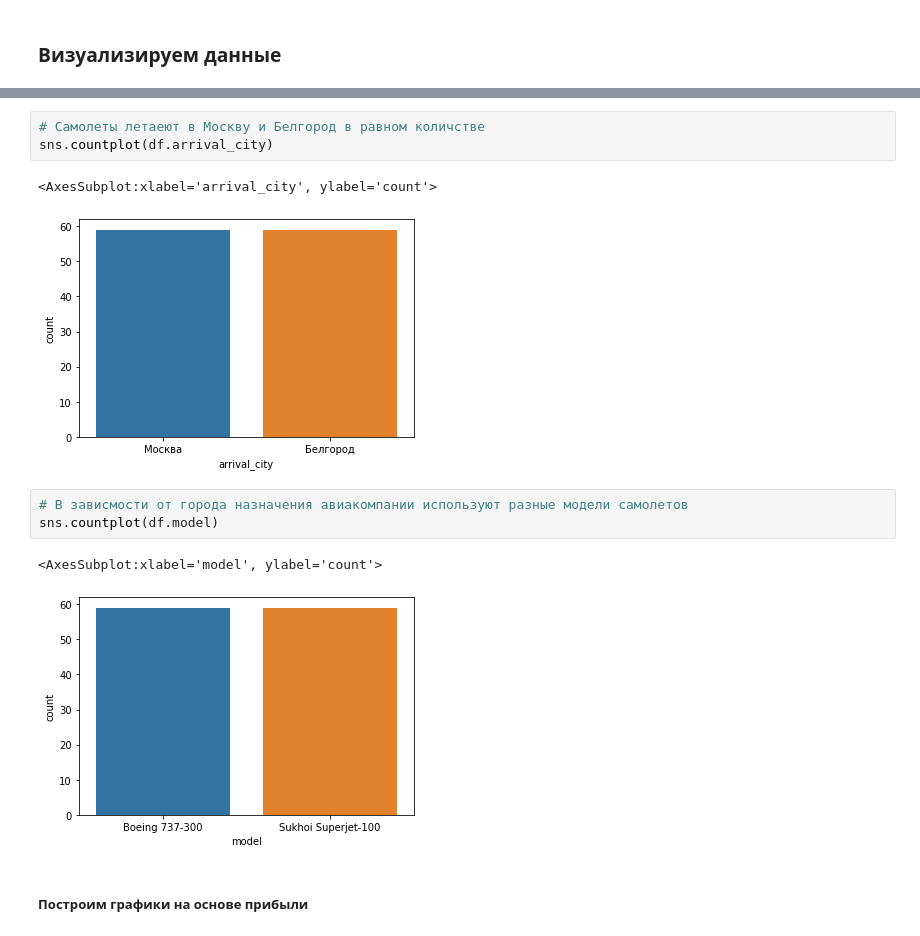
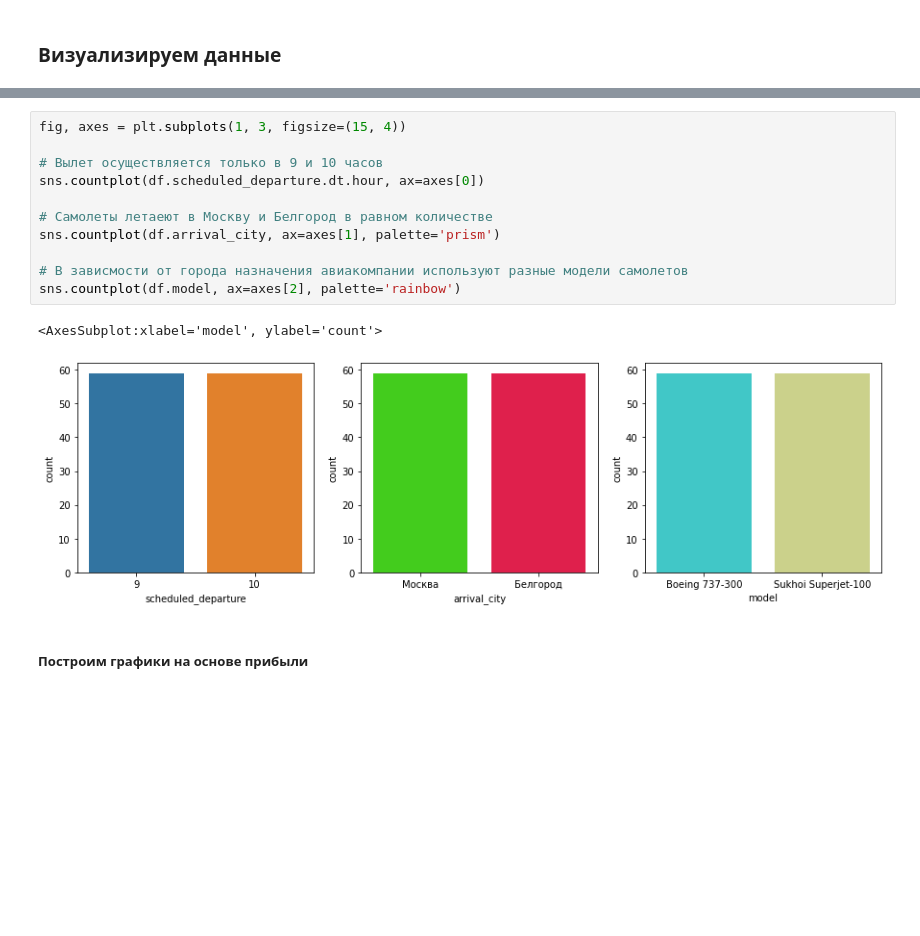
Before and after one commit to Golovolastik/skillfactory_rds, a Jupyter notebook: module_4/analysis.ipynb, the cells around one changed output, grey strips where cells are left out. Saved outputs shown, nothing was run; the diff lists cells and outputs as text; blank space fills up the shorter version.

Commit message:
few plots was added

```diff
--- a/module_4/analysis.ipynb
+++ b/module_4/analysis.ipynb
@@ -128,15 +122,17 @@ sns.countplot(df.scheduled_departure.dt.hour)
-# %%
-# Самолеты летаеют в Москву и Белгород в равном количстве
-sns.countplot(df.arrival_city)
-# %% [output]
-<AxesSubplot:xlabel='arrival_city', ylabel='count'>
-[figure, removed]
-# %%
-# В зависмости от города назначения авиакомпании используют разные модели самолетов
-sns.countplot(df.model)
-# %% [output]
-<AxesSubplot:xlabel='model', ylabel='count'>
-[figure, removed]
+# %%
+fig, axes = plt.subplots(1, 3, figsize=(15, 4))
+
+# Вылет осуществляется только в 9 и 10 часов
+sns.countplot(df.scheduled_departure.dt.hour, ax=axes[0])
+
+# Самолеты летаеют в Москву и Белгород в равном количестве
+sns.countplot(df.arrival_city, ax=axes[1], palette='prism')
+
+# В зависмости от города назначения авиакомпании используют разные модели самолетов
+sns.countplot(df.model, ax=axes[2], palette='rainbow')
+# %% [output]
+<AxesSubplot:xlabel='model', ylabel='count'>
+[figure, added]
 # %% [markdown]
 ##### Построим графики на основе прибыли
 # %%
```
Also changed, not shown: parts of 17 cells of this notebook.
